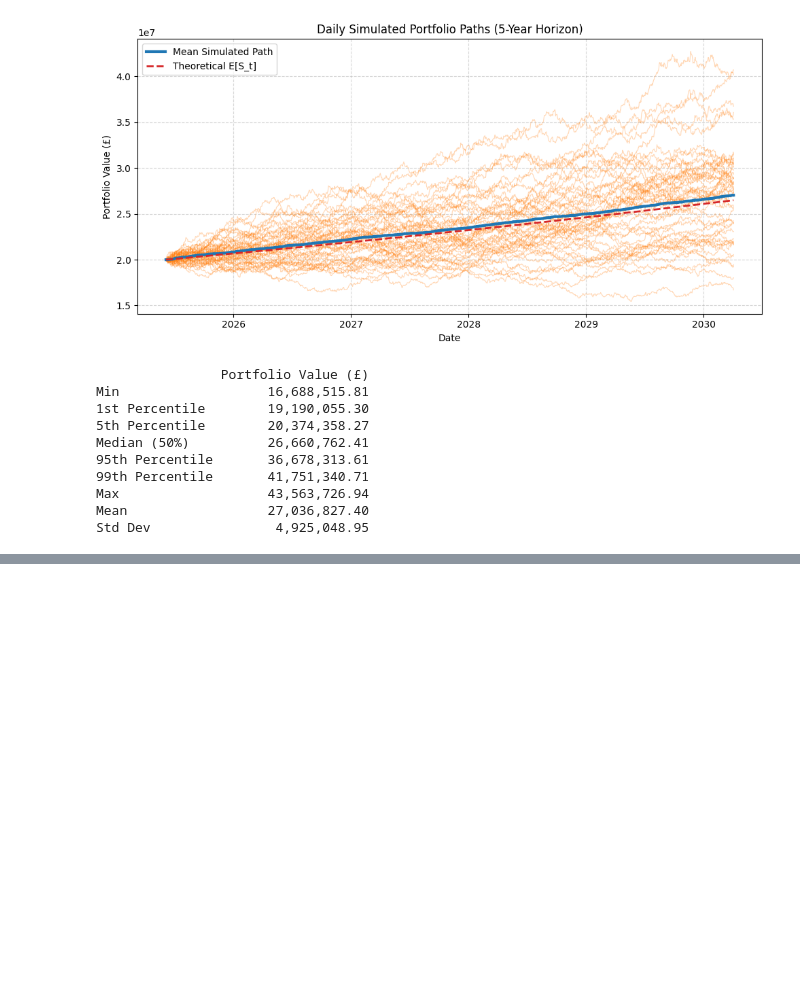
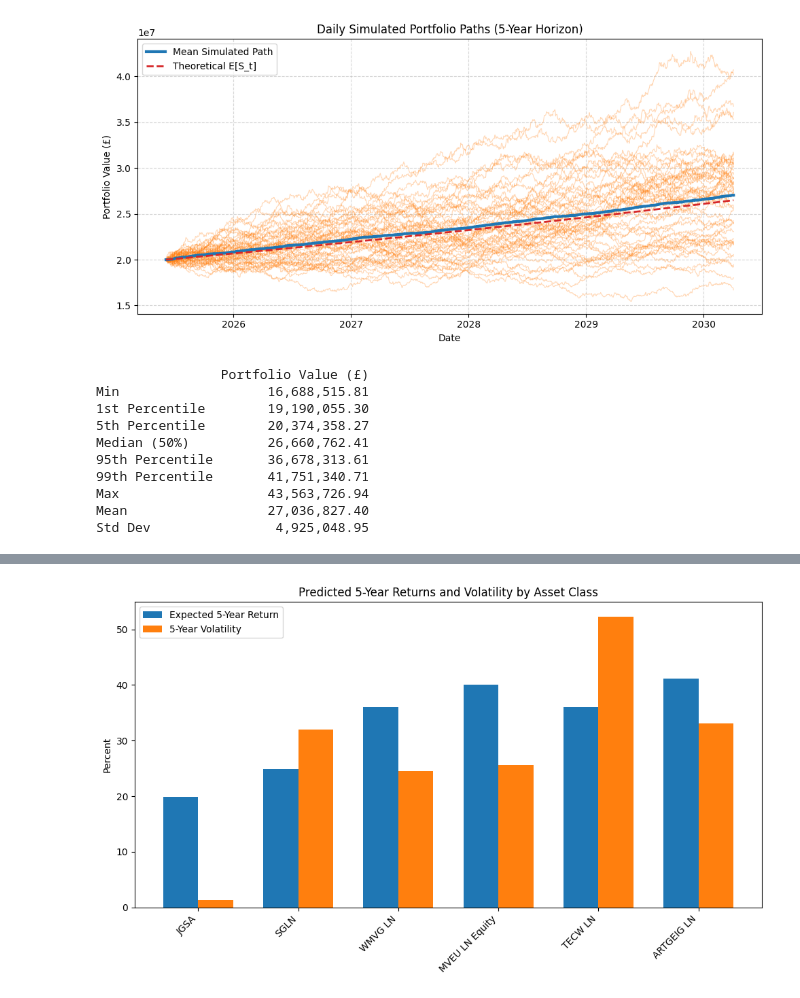
Before and after one commit to Nacho-guti/tripo_capital, a Jupyter notebook: portfolio-optimization/data/processed/value_at_risk.ipynb, the cells around one changed output, grey strips where cells are left out. Saved outputs shown, nothing was run; the diff lists cells and outputs as text; code cells hidden in the pictures; blank space fills up the shorter version.

```diff
--- a/portfolio-optimization/data/processed/value_at_risk.ipynb
+++ b/portfolio-optimization/data/processed/value_at_risk.ipynb
@@ -421,0 +622,58 @@ Std Dev                4,925,048.95
+# %%
+import numpy as np
+import pandas as pd
+import matplotlib.pyplot as plt
+
+# — your inputs —
+expected_returns = {
+    'JGSA':    0.036863198,
+    'SGLN':    0.0454,
+    'WMVG LN': 0.063439228,
+    'MVEU LN Equity': 0.069757684,
+    'TECW LN': 0.063439228,
+    'ARTGEIG LN':0.071387404
+}
+tickers    = list(expected_returns.keys())
+R_ann      = pd.Series(expected_returns)                  # annual arithmetic
+cov_matrix = log_returns.cov().loc[tickers, tickers]      # daily log-cov
+
+# — horizon —
+years = 5
+days_per_year = 252
+N = years * days_per_year
+
+# — 1) 5-year expected return — directly annual compounding —
+exp_5yr = (1 + R_ann) ** years - 1
+
+# — (If you *really* need daily compounding, do this instead:)
+# mu_log_daily = np.log1p(R_ann) / days_per_year
+# exp_5yr      = np.expm1(mu_log_daily * N)
+
+# — 2) 5-year volatility (log-vol scaled by √N) —
+var_daily_diag = np.diag(cov_matrix.values)
+std_5yr        = pd.Series(np.sqrt(var_daily_diag * N), index=tickers)
+
+# — 3) to percent for plotting —
+exp_pct = exp_5yr * 100
+std_pct = std_5yr * 100
+
+# — 4) plot —
+x     = np.arange(len(tickers))
+width = 0.35
+
+fig, ax = plt.subplots(figsize=(10,6))
+ax.bar(x - width/2, exp_pct.values, width, label='Expected 5-Year Return')
+ax.bar(x + width/2, std_pct.values, width, label='5-Year Volatility')
+
+ax.set_xticks(x)
+ax.set_xticklabels(tickers, rotation=45, ha='right')
+ax.set_ylabel('Percent')
+ax.set_title('Predicted 5-Year Returns and Volatility by Asset Class')
+ax.legend()
+ax.ticklabel_format(style='plain', axis='y')
+
+plt.tight_layout()
+plt.savefig(os.path.join('..', '..', 'results', 'predicted_returns_and_volatility.png'), dpi=300)
+plt.show()
+# %% [output]
+[figure, added]
```
Also changed, not shown: parts of 11 cells of this notebook, 10 other files.
